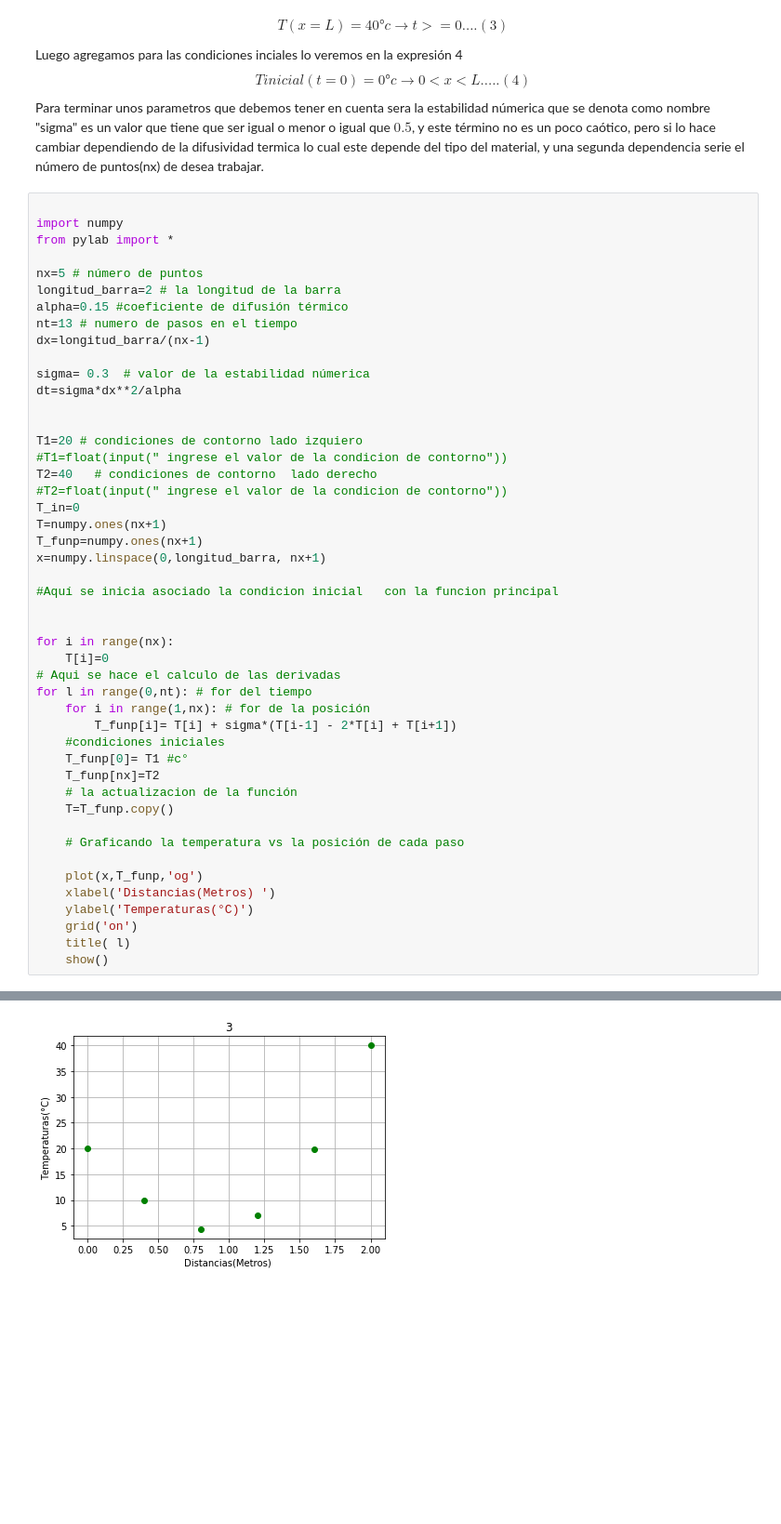
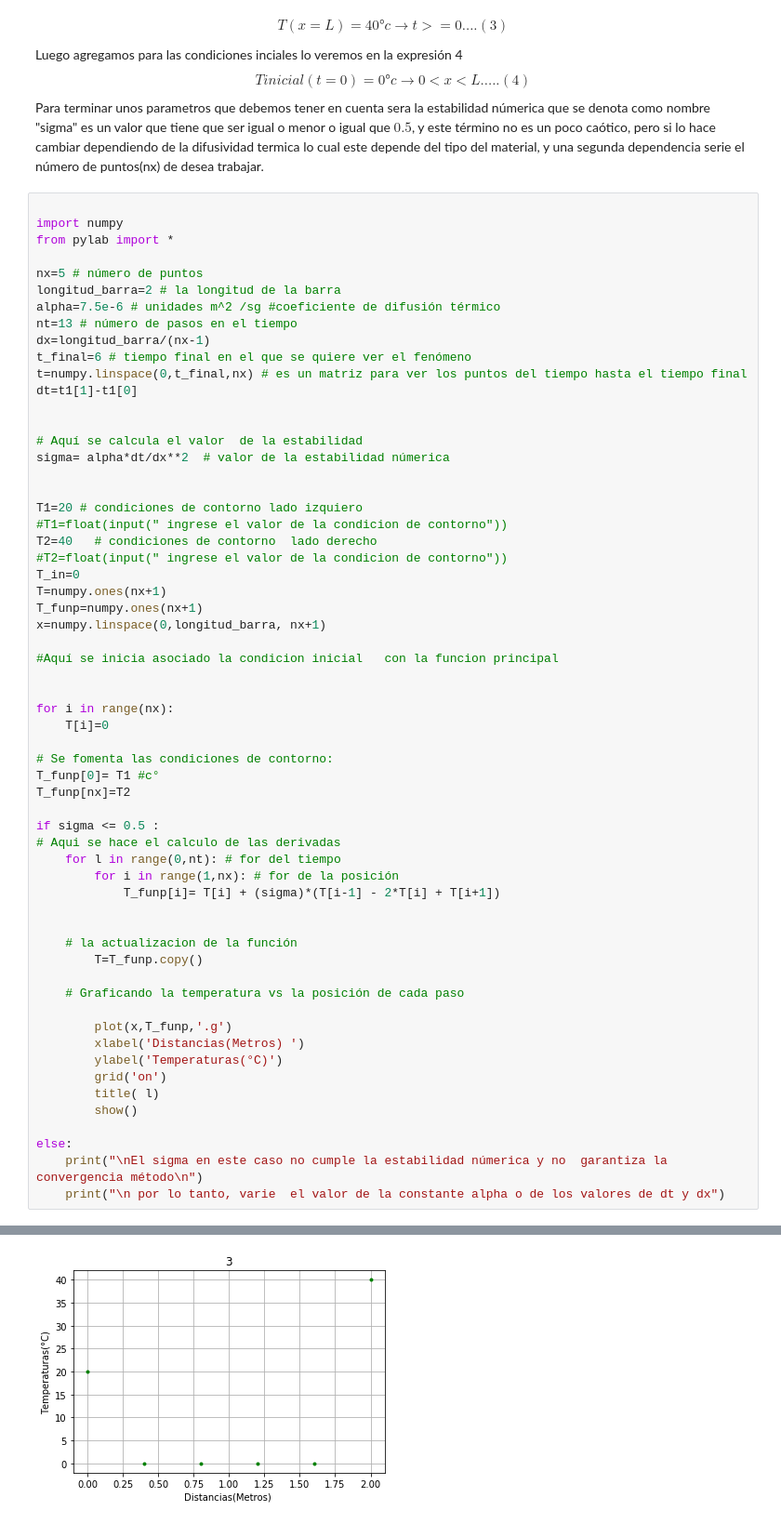
Before and after one commit to fiscompunipamplona/examen-cort3-Jonathan1505, a Jupyter notebook: Ecuación de calor o difusión de calor .ipynb, the cells around one changed output, grey strips where cells are left out. Shown at 93% size. Cells and saved outputs as stored; diff of their text form; blank space fills up the shorter version.

```diff
--- a/Ecuación de calor o difusión de calor .ipynb
+++ b/Ecuación de calor o difusión de calor .ipynb
@@ -38,12 +38,16 @@ from pylab import *
 
 nx=5 # número de puntos
 longitud_barra=2 # la longitud de la barra
-alpha=0.15 #coeficiente de difusión térmico
-nt=13 # numero de pasos en el tiempo
+alpha=7.5e-6 # unidades m^2 /sg #coeficiente de difusión térmico
+nt=13 # número de pasos en el tiempo
 dx=longitud_barra/(nx-1)
+t_final=6 # tiempo final en el que se quiere ver el fenómeno
+t=numpy.linspace(0,t_final,nx) # es un matriz para ver los puntos del tiempo hasta el tiempo final
+dt=t1[1]-t1[0]
 
-sigma= 0.3  # valor de la estabilidad númerica
-dt=sigma*dx**2/alpha
+
+# Aquí se calcula el valor  de la estabilidad
+sigma= alpha*dt/dx**2  # valor de la estabilidad númerica
 
 
 T1=20 # condiciones de contorno lado izquiero
@@ -60,22 +64,31 @@ x=numpy.linspace(0,longitud_barra, nx+1)
 
 for i in range(nx):
     T[i]=0
+
+# Se fomenta las condiciones de contorno:
+T_funp[0]= T1 #c°
+T_funp[nx]=T2
+
+if sigma <= 0.5 :
 # Aqui se hace el calculo de las derivadas
-for l in range(0,nt): # for del tiempo
-    for i in range(1,nx): # for de la posición
-        T_funp[i]= T[i] + sigma*(T[i-1] - 2*T[i] + T[i+1])
-    #condiciones iniciales
-    T_funp[0]= T1 #c°
-    T_funp[nx]=T2
+    for l in range(0,nt): # for del tiempo
+        for i in range(1,nx): # for de la posición
+            T_funp[i]= T[i] + (sigma)*(T[i-1] - 2*T[i] + T[i+1])
+
+
     # la actualizacion de la función
-    T=T_funp.copy()
+        T=T_funp.copy()
 
     # Graficando la temperatura vs la posición de cada paso
 
-    plot(x,T_funp,'og')
-    xlabel('Distancias(Metros) ')
-    ylabel('Temperaturas(°C)')
-    grid('on')
-    title( l)
-    show()
+        plot(x,T_funp,'.g')
+        xlabel('Distancias(Metros) ')
+        ylabel('Temperaturas(°C)')
+        grid('on')
+        title( l)
+        show()
+
+else:
+    print("\nEl sigma en este caso no cumple la estabilidad númerica y no  garantiza la convergencia método\n")
+    print("\n por lo tanto, varie  el valor de la constante alpha o de los valores de dt y dx")
 # %% [output]
@@ -87 +98 @@ Passing one of 'on', 'true', 'off', 'false' as a boolean is deprecated; use an a
-[figure, old version]
+[figure, new version]
```
Also changed, not shown: parts of 2 cells of this notebook.
